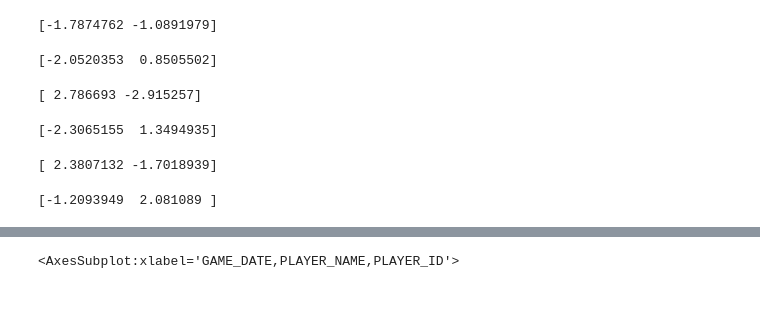
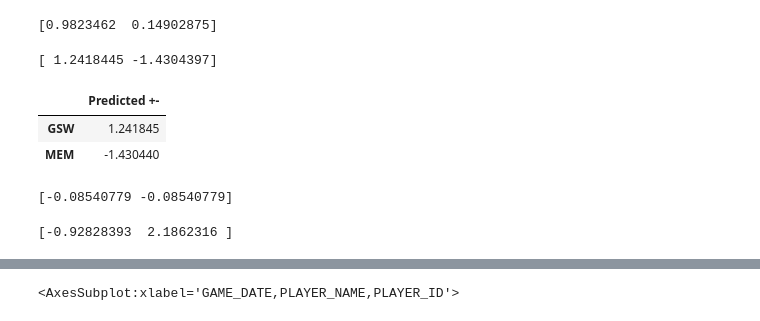
Before and after one commit to marcoloco23/super_team, a Jupyter notebook: simulation.ipynb, the cells around one changed output, grey strips where cells are left out. Cells and saved outputs as stored; diff of their text form; code cells hidden in the pictures.

```diff
--- a/simulation.ipynb
+++ b/simulation.ipynb
@@ -49,38 +71,32 @@ team_size = 8
 model = xgb.XGBRegressor()
 model.load_model(f"models/{team_size}_player_model.json")
 # %%
-team_A, team_B = 'BOS','BKN'
-score = simulate_nba_matchup(team_A,team_B, average_performances,model=model, team_A_injured_player_ids=[1629057],team_B_injured_player_ids=[1627732,203925], team_size=team_size)
+team_A, team_B = 'BOS','MIL'
+score = simulate_nba_matchup(team_A,team_B, average_performances,model=model, team_size=team_size)
 print(score)
 # %% [output]
-[-1.7874762 -1.0891979]
+[0.9823462  0.14902875]
+# %%
+team_A, team_B = 'GSW','MEM'
+score = simulate_nba_matchup(team_A,team_B, average_performances, model=model, team_size=team_size)
+print(score)
+# %% [output]
+[ 1.2418445 -1.4304397]
+# %%
+pd.DataFrame(score, index=['GSW','MEM'], columns=['Predicted +-'])
+# %% [output]
+|  | Predicted +- |
+| GSW | 1.241845 |
+| MEM | -1.430440 |
 # %%
-team_A, team_B = 'TOR','PHI'
-score = simulate_nba_matchup(team_A,team_B, average_performances, model=model, team_A_injured_player_ids=[1630567,1629018],team_B_injured_player_ids=[1629680,1629646], team_size=team_size)
+team_A, team_B = 'MIA','MIA'
+score = simulate_nba_matchup(team_A,team_B, average_performances, model=model,team_A_injured_player_ids=[201588],team_B_injured_player_ids=[1628366], team_size=team_size)
 print(score)
 # %% [output]
-[-2.0520353  0.8505502]
+[-0.08540779 -0.08540779]
 # %%
-team_A, team_B = 'MIL','CHI'
-score = simulate_nba_matchup(team_A,team_B, average_performances, model=model,team_A_injured_player_ids=[201588],team_B_injured_player_ids=[1628366], team_size=team_size)
+team_A, team_B = 'DAL','PHX'
+score = simulate_nba_matchup(team_A,team_B, average_performances, model=model, team_B_injured_player_ids=[1630583],team_size=team_size)
 print(score)
 # %% [output]
-[ 2.786693 -2.915257]
+[-0.92828393  2.1862316 ]
-# %%
-team_A, team_B = 'MIN','MEM'
-score = simulate_nba_matchup(team_A,team_B, average_performances, model=model, team_B_injured_player_ids=[1630583],team_size=team_size)
-print(score)
-# %% [output]
-[-2.3065155  1.3494935]
-# %%
-team_A, team_B = 'UTA','DAL'
-score = simulate_nba_matchup(team_A,team_B, average_performances, model=model,team_size=team_size)
-print(score)
-# %% [output]
-[ 2.3807132 -1.7018939]
-# %%
-team_A, team_B = 'DEN','GSW'
-score = simulate_nba_matchup(team_A,team_B, average_performances, model=model, team_A_injured_player_ids=[1629008,1627750], team_B_injured_player_ids=[2738,1630164],team_size=team_size)
-print(score)
-# %% [output]
-[-1.2093949  2.081089 ]
```
Also changed, not shown: parts of 11 cells of this notebook, 6 other files.
